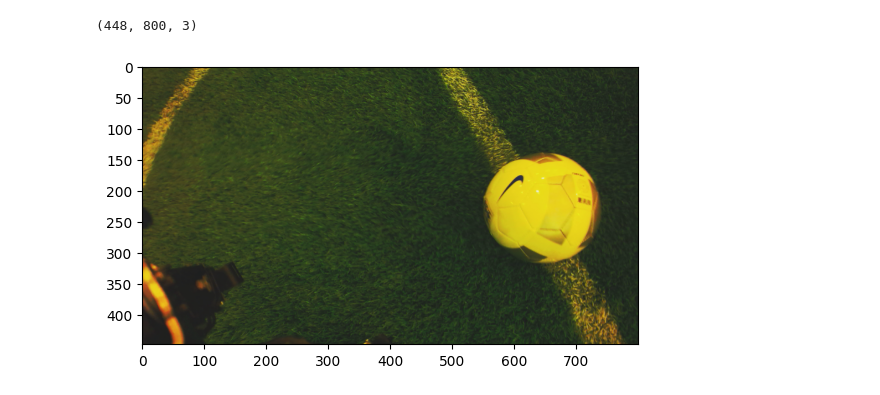
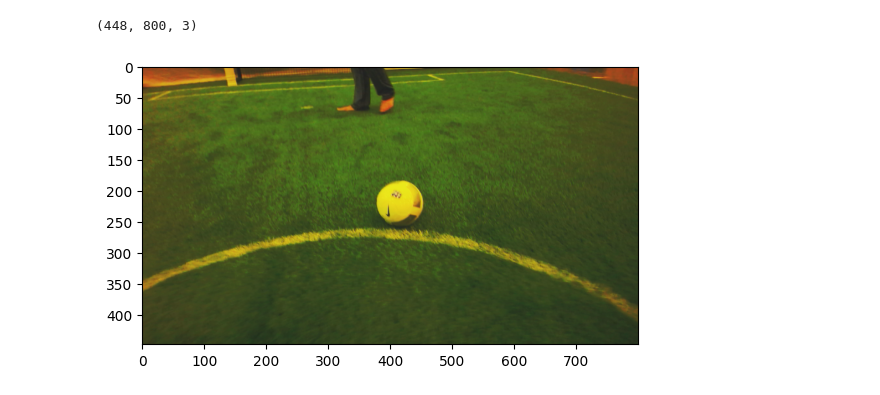
Before and after one commit to Aymdi/ball_detection, a Jupyter notebook: main.ipynb, the cells around one changed output. Saved outputs shown, nothing was run; the diff lists cells and outputs as text; code cells hidden in the pictures.

```diff
--- a/main.ipynb
+++ b/main.ipynb
@@ -12,9 +12,9 @@ def display_gray(img):
     plt.imshow(img, cmap='gray')
     plt.show()
 # %%
-img = cv2.imread("images/log1/151-rgb.png")
+img = cv2.imread("images/log1/276-rgb.png")
 print(img.shape)
 display(img)
 # %% [output]
 (448, 800, 3)
-[figure, old version]
+[figure, new version]
```
Also changed, not shown: parts of 13 cells of this notebook, 2 other files.
